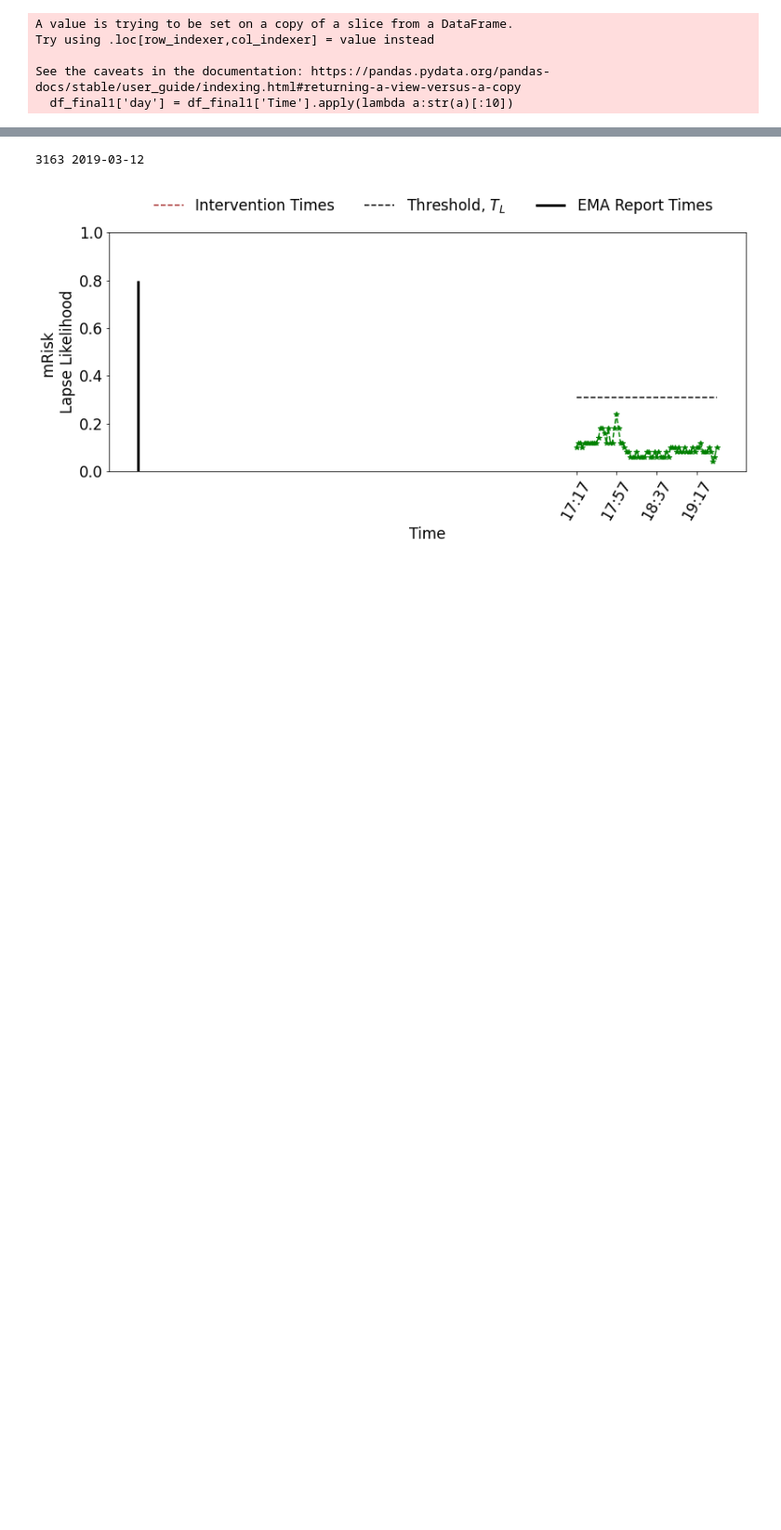
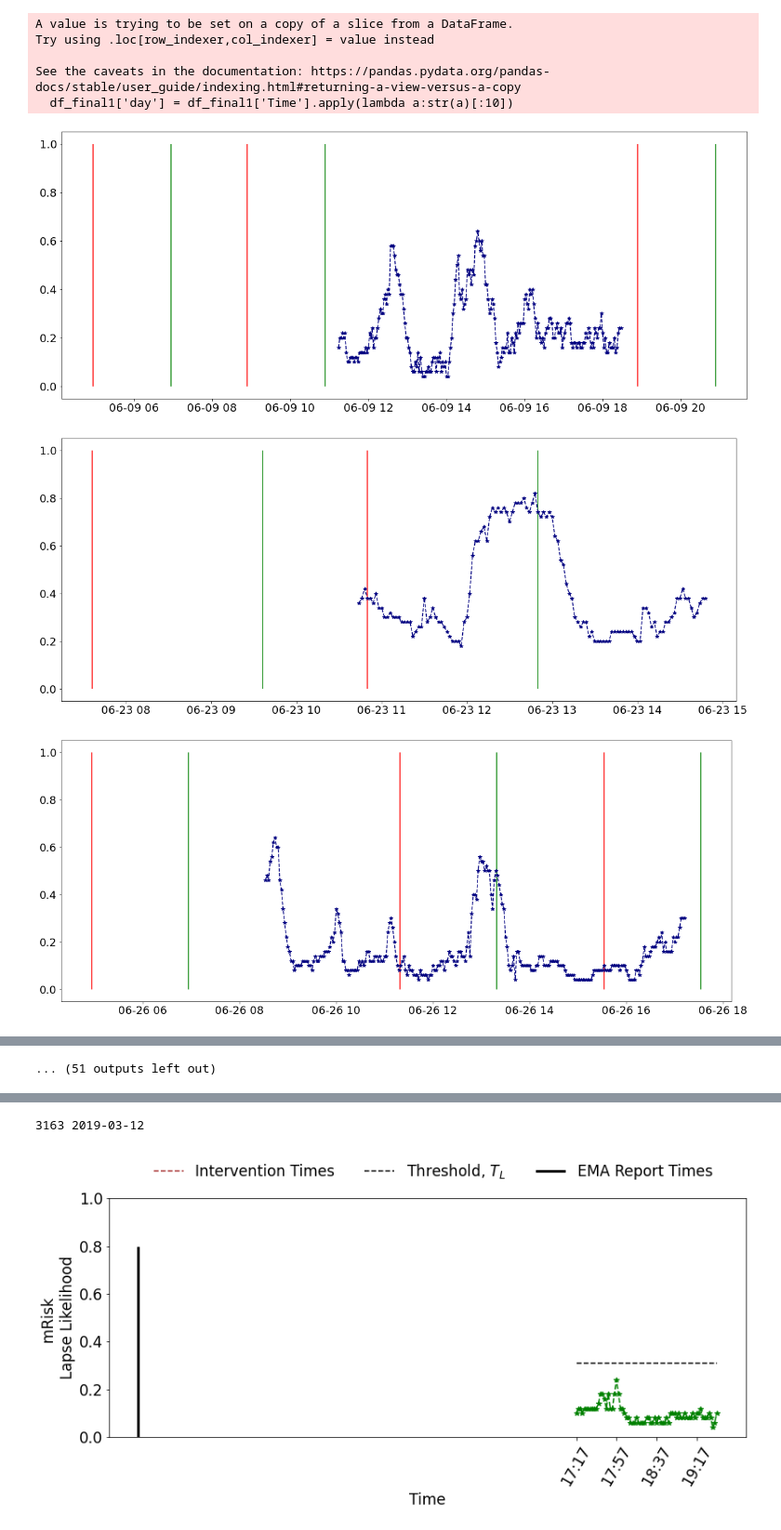
Before and after one commit to aungkonazim/mrisk, a Jupyter notebook: evaluation_pulearn_and_plots/evaluation_positive_only_v1.ipynb, the cells around one changed output, grey strips where cells are left out. Shown at 93% size. Cells and saved outputs as stored; diff of their text form; code cells hidden in the pictures; blank space fills up the shorter version.

```diff
--- a/evaluation_pulearn_and_plots/evaluation_positive_only_v1.ipynb
+++ b/evaluation_pulearn_and_plots/evaluation_positive_only_v1.ipynb
@@ -272,7 +253,7 @@ ema_data['Time'] = ema_data['Starttime'].apply(lambda a:datetime.fromtimestamp(a
 ema_data['day'] = ema_data['Time'].apply(lambda a:str(a)[:10])
 puff_data['Time'] = puff_data['Lapse'].apply(lambda a:datetime.fromtimestamp(a/1000))
 puff_data['day'] = puff_data['Time'].apply(lambda a:str(a)[:10])
-df_final1 = df_final[df_final.Model=='DDHI']
+df_final1 = df_final[df_final.Model=='DRES']
 df_final1['day'] = df_final1['Time'].apply(lambda a:str(a)[:10])
 # %% [output]
 A value is trying to be set on a copy of a slice from a DataFrame.
@@ -284,0 +264,18 @@ bias
+# %%
+from dateutil import parser
+filename = '../data/all_ema_phase1_3001_3171.csv'
+ema_data = pd.read_csv(filename)
+ema_data = ema_data[(ema_data['Status']=='COMPLETED') & (ema_data['Day']>1)]
+ema_data['Starttime'] = ema_data['Starttime'].apply(lambda a:datetime.fromtimestamp(a/1000))
+smoking_columns = ['How long ago smoke first cig','Recent cig how long ago?','How long ago?']
+time_columns = ['Time.43','Time.42','Time.41']
+for c in time_columns:
+       ema_data[c] = ema_data[c].apply(lambda a:datetime.fromtimestamp(a/1000))
+
+dict_transform = {'None':12, '0 - 2 hrs':0, '2 hrs - 4 hrs':2, '8 hrs - 10 hrs':8,
+       '10 hrs - 12 hrs':10, '6 hrs - 8 hrs':6, '4 hrs - 6 hrs':8,
+       'More than 12 hrs':12}
+for c in smoking_columns:
+       ema_data[c] = ema_data[c].apply(lambda a:dict_transform[a])
+
+ema_data = ema_data[['Starttime','Participant','Howmany Cigs?']+time_columns+smoking_columns]
@@ -284,0 +284,41 @@ bias
+# %%
+# for i,row in df_final1.iterrows():
+#     endtime = row['Time']
+#     user = row['User']
+#     break
+count = 0
+
+for user in df_final1.User.unique():
+    ema_user = ema_data[ema_data.Participant==int(user)]
+    df_user = df_final1[df_final1.User==user]
+
+    for day in df_user.day.unique():
+        df_user_day = df_user[df_user.day==day].sort_values('Time').reset_index(drop=True)
+        start_time = np.datetime64(parser.parse(day))
+        end_time = np.datetime64(parser.parse(day))+np.timedelta64(24,'h')
+        ema_user_day = ema_user[(ema_user.Starttime>=start_time)&(ema_user.Starttime<=end_time)]
+        plt.figure(figsize=(10,8))
+        plt.plot(df_user_day['Time'],df_user_day['Predicted'],'--*')
+        x1 = []
+        x2 = []
+        y = []
+        column = 'How long ago smoke first cig'
+        columnt = 'Time.43'
+        for i,ema in ema_user_day.iterrows():
+            n1 = ema[column]
+            if n1==12:
+                continue
+            n2 = n1+2
+            x1.append(ema[columnt]-np.timedelta64(n1,'h'))
+            x2.append(ema[columnt]-np.timedelta64(n2,'h'))
+            # y.append(int(ema['Howmany Cigs?']))
+        plt.vlines(x2,0,1,'r')
+        plt.vlines(x1,0,1,'g')
+        plt.show()
+        count+=1
+        if count>40:
+            break
+# %% [output]
+[figure, added]
+[figure, added]
+[figure, added]
@@ -284,0 +334 @@ bias
+... (51 outputs left out)
```
Also changed, not shown: parts of 6 cells of this notebook, 6 other files.
